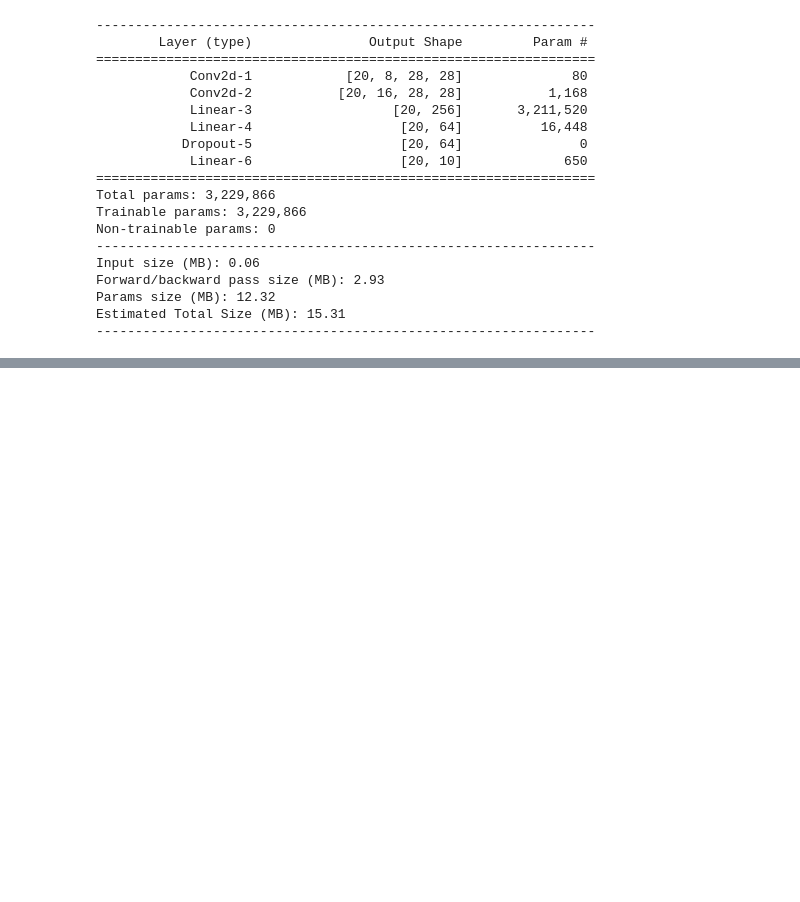
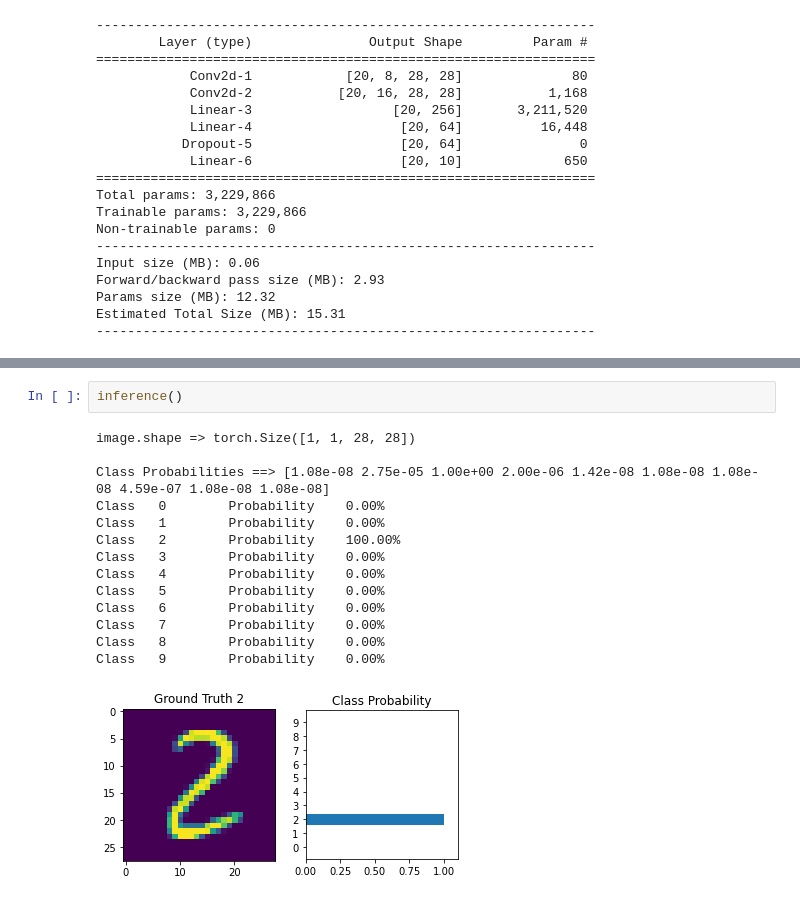
Before and after one commit to pranjalchaubey/Deep-Learning-Notes, a Jupyter notebook: PyTorch Image Classification in 2020/Image_Classification_master.ipynb, the cells around one changed output, grey strips where cells are left out. Saved outputs shown, nothing was run; the diff lists cells and outputs as text; blank space fills up the shorter version.

Commit message:
feat: Inference

```diff
--- a/PyTorch Image Classification in 2020/Image_Classification_master.ipynb
+++ b/PyTorch Image Classification in 2020/Image_Classification_master.ipynb
@@ -766,0 +838,17 @@ Test:
+# %%
+inference()
+# %% [output]
+image.shape => torch.Size([1, 1, 28, 28])
+
+Class Probabilities ==> [1.08e-08 2.75e-05 1.00e+00 2.00e-06 1.42e-08 1.08e-08 1.08e-08 4.59e-07 1.08e-08 1.08e-08]
+Class   0        Probability    0.00%
+Class   1        Probability    0.00%
+Class   2        Probability    100.00%
+Class   3        Probability    0.00%
+Class   4        Probability    0.00%
+Class   5        Probability    0.00%
+Class   6        Probability    0.00%
+Class   7        Probability    0.00%
+Class   8        Probability    0.00%
+Class   9        Probability    0.00%
+[figure, added]
```
Also changed, not shown: parts of 24 cells of this notebook.
